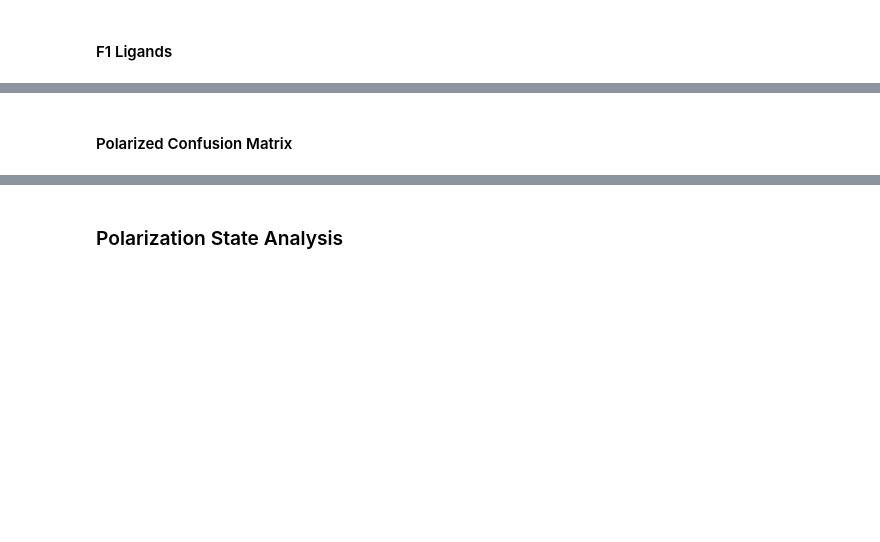
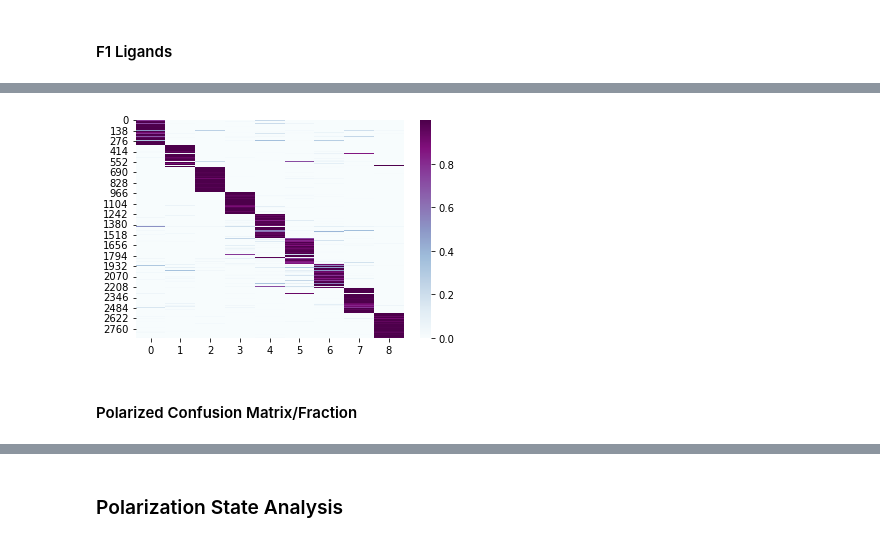
Before and after one commit to apple-soda/lstm-nfkb-dynamics, a Jupyter notebook: notebooks/report.ipynb, the cells around one changed output, grey strips where cells are left out. Cells and saved outputs as stored; diff of their text form; code cells hidden in the pictures; blank space fills up the shorter version.

Commit message:
confusion fractions and new py files

```diff
--- a/notebooks/report.ipynb
+++ b/notebooks/report.ipynb
@@ -240,11 +212,5 @@ pccm = sklearn.metrics.ConfusionMatrixDisplay(polarized_confusion)
 naive_confusion = sklearn.metrics.confusion_matrix(df2[0], df2[1])
 nccm = sklearn.metrics.ConfusionMatrixDisplay(naive_confusion)
 
-#polarized_fraction = sklearn.metrics.confusion_matrix(df3[0], df3[1])
-#pcfm = sklearn.metrics.ConfusionMatrixDisplay(polarized_fraction)
-
-#naive_fraction = sklearn.metrics.confusion_matrix(df4[0], df4[1])
-#ncfm = sklearn.metrics.ConfusionMatrixDisplay(naive_fraction)
-
-#test = sklearn.metrics.confusion_matrix(df5[0], df5[1])
-#kek = sklearn.metrics.ConfusionMatrixDisplay(test)
+polarized_fraction = Fraction(polarization_true, polarized_prob)
+naive_fraction = Fraction(naive_true, naive_prob)
@@ -275,5 +224,9 @@ nccm.plot()
+# %%
+ncf = sns.heatmap(naive_fraction, cmap="BuPu") # BuPu, mako, magma
+# %% [output]
+[figure, added]
 # %% [markdown]
-<h4>Polarized Confusion Matrix</h4>
+<h4>Polarized Confusion Matrix/Fraction</h4>
 # %%
 pccm.plot()
 # %% [output]
```
Also changed, not shown: parts of 36 cells of this notebook, 3 other files.
